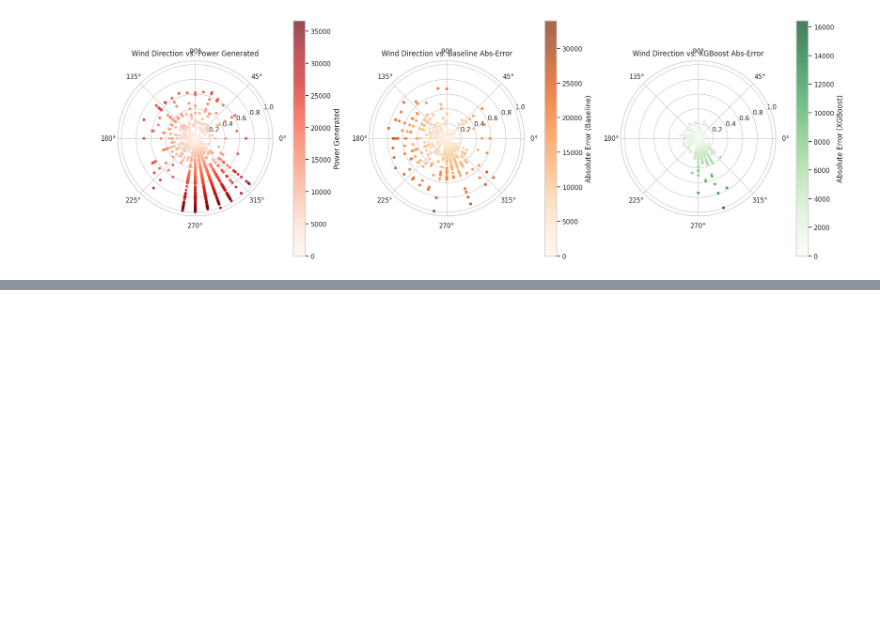
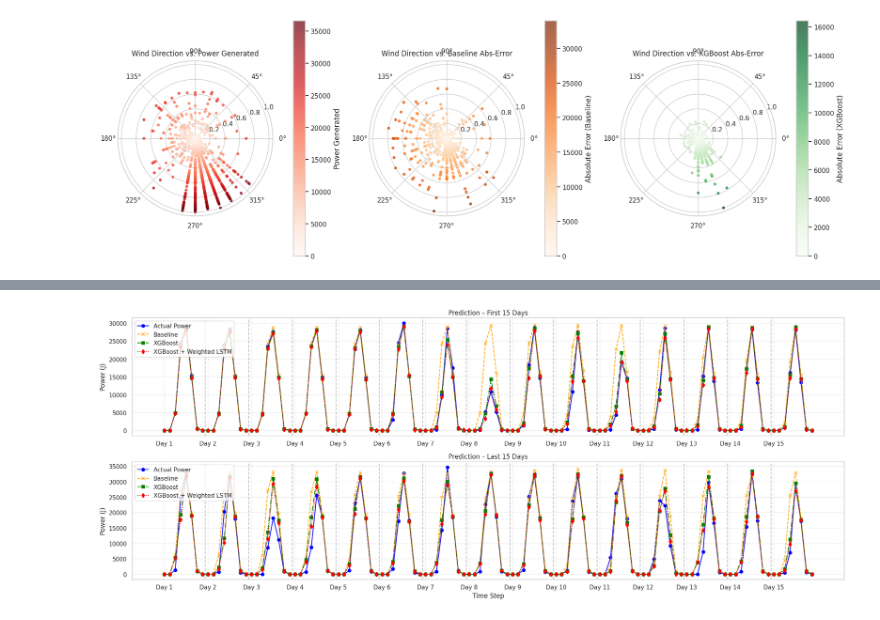
Before and after one commit to uyen65756/Solar_Power_Generation, a Jupyter notebook: Causal_Power_Modeling_Report.ipynb, the cells around one changed output, grey strips where cells are left out. Saved outputs shown, nothing was run; the diff lists cells and outputs as text; code cells hidden in the pictures; blank space fills up the shorter version.

```diff
--- a/Causal_Power_Modeling_Report.ipynb
+++ b/Causal_Power_Modeling_Report.ipynb
@@ -340,0 +488,62 @@ plot_polar_errors(df, 'wind_dir_sin', 'wind_dir_cos', "Wind Direction")
+# %%
+import matplotlib.pyplot as plt
+
+def plot_predictions_weighted_lstm(df, seq_df, steps_per_day=8, days_per_plot=15):
+    """
+    Plot Baseline vs XGBoost vs Weighted LSTM sequence predictions.
+
+    Parameters:
+        df : pd.DataFrame
+            Original dataframe with baseline and XGBoost predictions.
+        seq_df : pd.DataFrame
+            DataFrame with weighted LSTM sequence predictions.
+        steps_per_day : int
+            Number of timesteps per day.
+        days_per_plot : int
+            Number of days to plot at start and end.
+    """
+    num_full_days = len(seq_df) // steps_per_day
+    total_steps = num_full_days * steps_per_day
+
+    slices = [
+        (0, days_per_plot * steps_per_day, "Prediction – First 15 Days"),
+        (total_steps - days_per_plot * steps_per_day, total_steps, "Prediction – Last 15 Days")
+    ]
+
+    plt.figure(figsize=(20, 8))
+
+    for i, (start_idx, end_idx, title) in enumerate(slices):
+        df_plot = seq_df.iloc[start_idx:end_idx]
+        ax = plt.subplot(len(slices), 1, i + 1)
+
+        # Actual power
+        ax.plot(df_plot['power-generated'].values, label='Actual Power', color='blue', marker='o')
+        # Baseline
+        ax.plot(df_plot['baseline_clear_sky_peak3'].values, label='Baseline', color='orange', linestyle='--', marker='x')
+        # XGBoost
+        ax.plot(df_plot['power_pred_xgb_clipped'].values, label='XGBoost', color='green', linestyle='-.', marker='s')
+        # Weighted LSTM sequence
+        ax.plot(seq_df['power_pred_seq_weighted_clipped'].values[start_idx:end_idx],
+                label='XGBoost + Weighted LSTM', color='red', linestyle=':', marker='d')
+
+        # Vertical lines separating days
+        for day in range(1, days_per_plot):
+            ax.axvline(x=day * steps_per_day - 0.5, color='gray', linestyle='--', alpha=0.5)
+
+        # X-axis ticks
+        ax.set_xticks(np.arange(0, days_per_plot * steps_per_day, steps_per_day))
+        ax.set_xticklabels([f'Day {d+1}' for d in range(days_per_plot)], rotation=0)
+
+        ax.set_ylabel('Power (J)')
+        ax.set_title(title)
+        ax.grid(True, linestyle='--', alpha=0.5)
+        ax.legend(loc='upper left')
+
+    plt.xlabel('Time Step')
+    plt.tight_layout()
+    plt.show()
+
+# Call the function
+plot_predictions_weighted_lstm(df, df_seq_pred, steps_per_day=8, days_per_plot=15)
+# %% [output]
+[figure, added]
```
Also changed, not shown: parts of 5 cells of this notebook.
